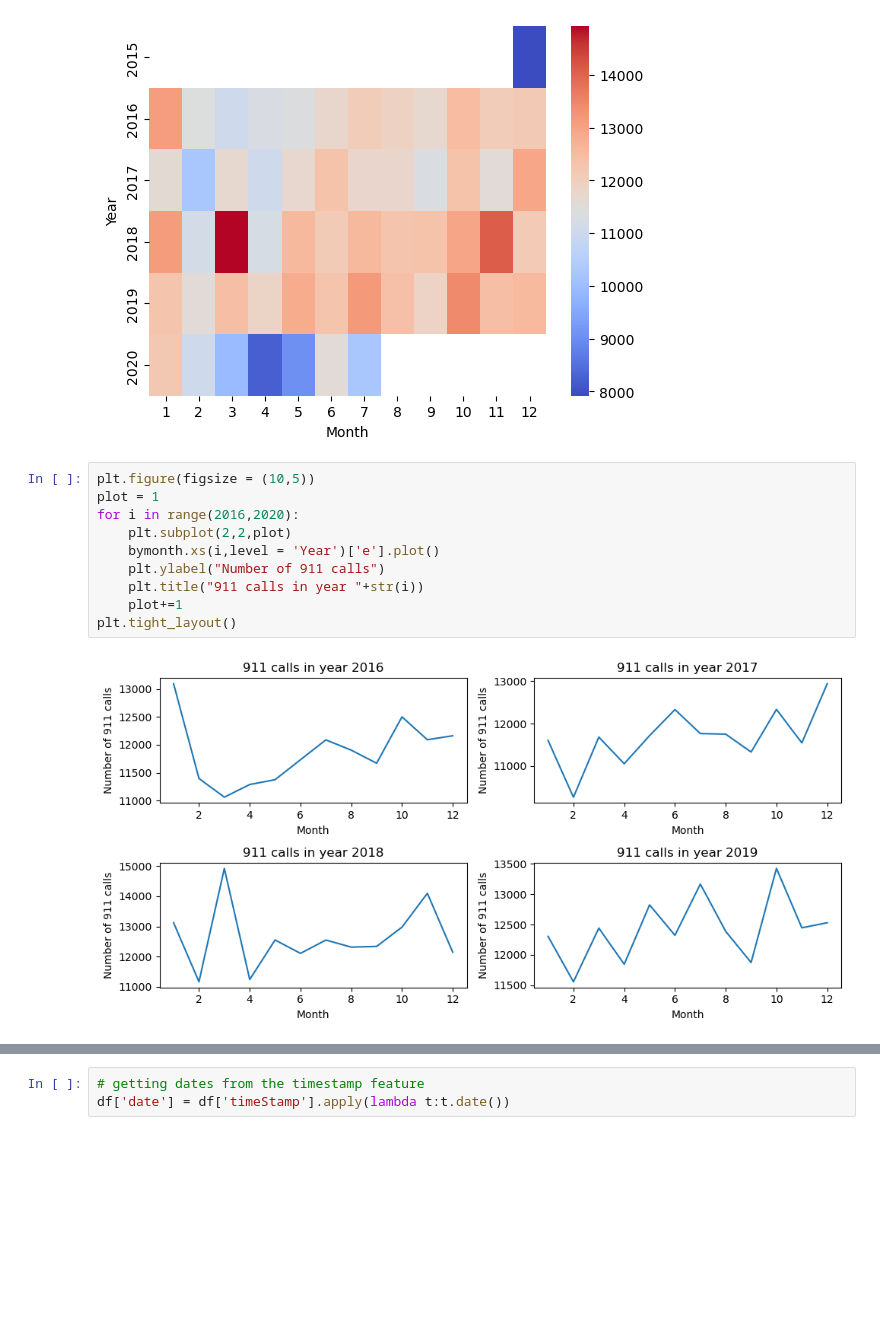
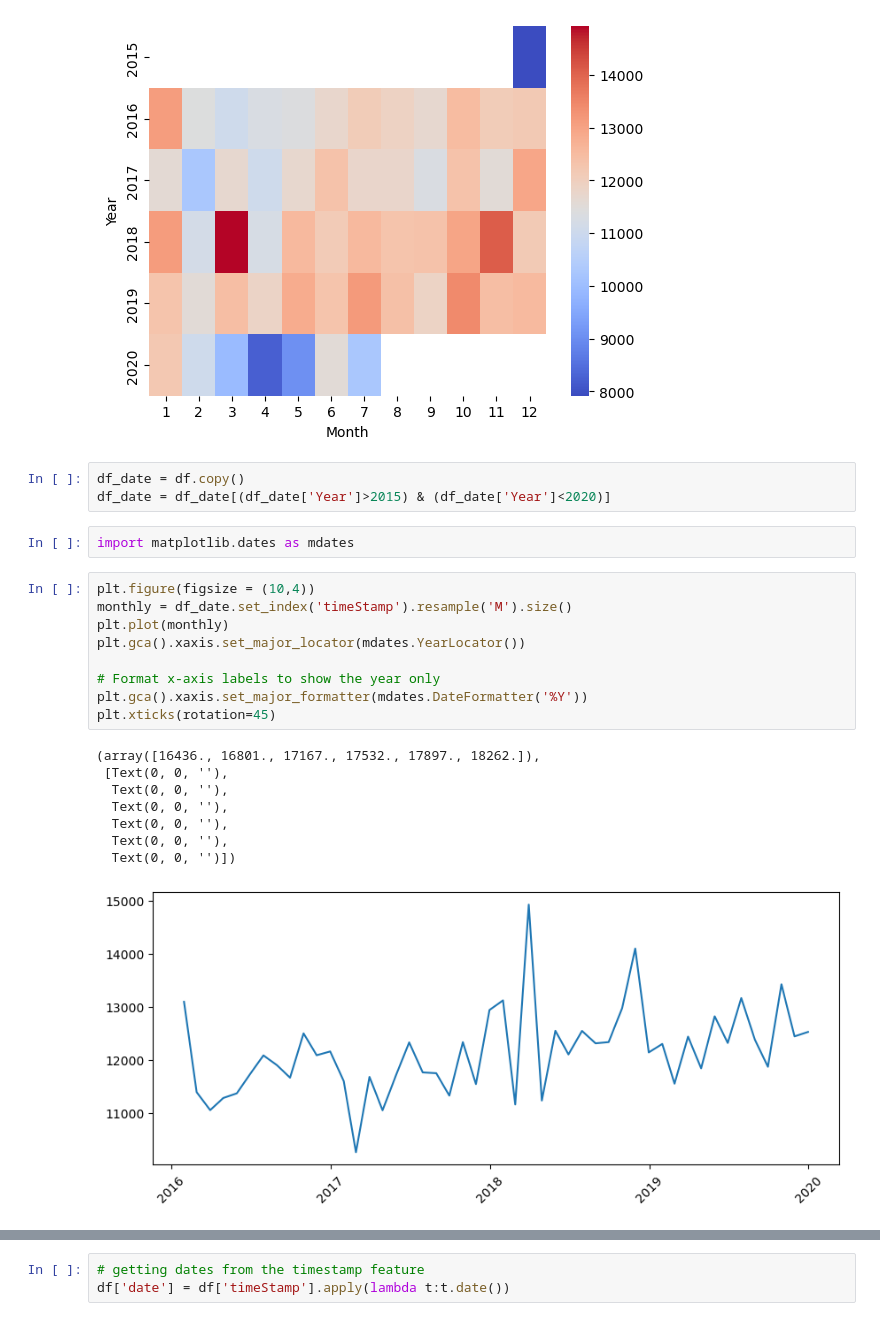
Before and after one commit to Ujjwal-deep/Exploratory-Data-Analysis-in-python, a Jupyter notebook: project/911 Calls project.ipynb, the cells around one changed output, grey strips where cells are left out. Saved outputs shown, nothing was run; the diff lists cells and outputs as text; blank space fills up the shorter version.

```diff
--- a/project/911 Calls project.ipynb
+++ b/project/911 Calls project.ipynb
@@ -187,17 +187,28 @@ sns.heatmap(bymonth['e'].unstack(),cmap = 'coolwarm')
 <AxesSubplot:xlabel='Month', ylabel='Year'>
 [figure]
 # %%
-plt.figure(figsize = (10,5))
-plot = 1
-for i in range(2016,2020):
-    plt.subplot(2,2,plot)
-    bymonth.xs(i,level = 'Year')['e'].plot()
-    plt.ylabel("Number of 911 calls")
-    plt.title("911 calls in year "+str(i))
-    plot+=1
-plt.tight_layout()
+df_date = df.copy()
+df_date = df_date[(df_date['Year']>2015) & (df_date['Year']<2020)]
-# %% [output]
-[figure, removed]
+# %%
+import matplotlib.dates as mdates
+# %%
+plt.figure(figsize = (10,4))
+monthly = df_date.set_index('timeStamp').resample('M').size()
+plt.plot(monthly)
+plt.gca().xaxis.set_major_locator(mdates.YearLocator())
+
+# Format x-axis labels to show the year only
+plt.gca().xaxis.set_major_formatter(mdates.DateFormatter('%Y'))
+plt.xticks(rotation=45)
+# %% [output]
+(array([16436., 16801., 17167., 17532., 17897., 18262.]),
+ [Text(0, 0, ''),
+  Text(0, 0, ''),
+  Text(0, 0, ''),
+  Text(0, 0, ''),
+  Text(0, 0, ''),
+  Text(0, 0, '')])
+[figure, added]
 # %% [markdown]
 **Note: I have removed the year 2015,2020 since only few months (1 month for 2015 and 3,4 months for 2020) of data was available**
 
```
Also changed, not shown: parts of 23 cells of this notebook.
